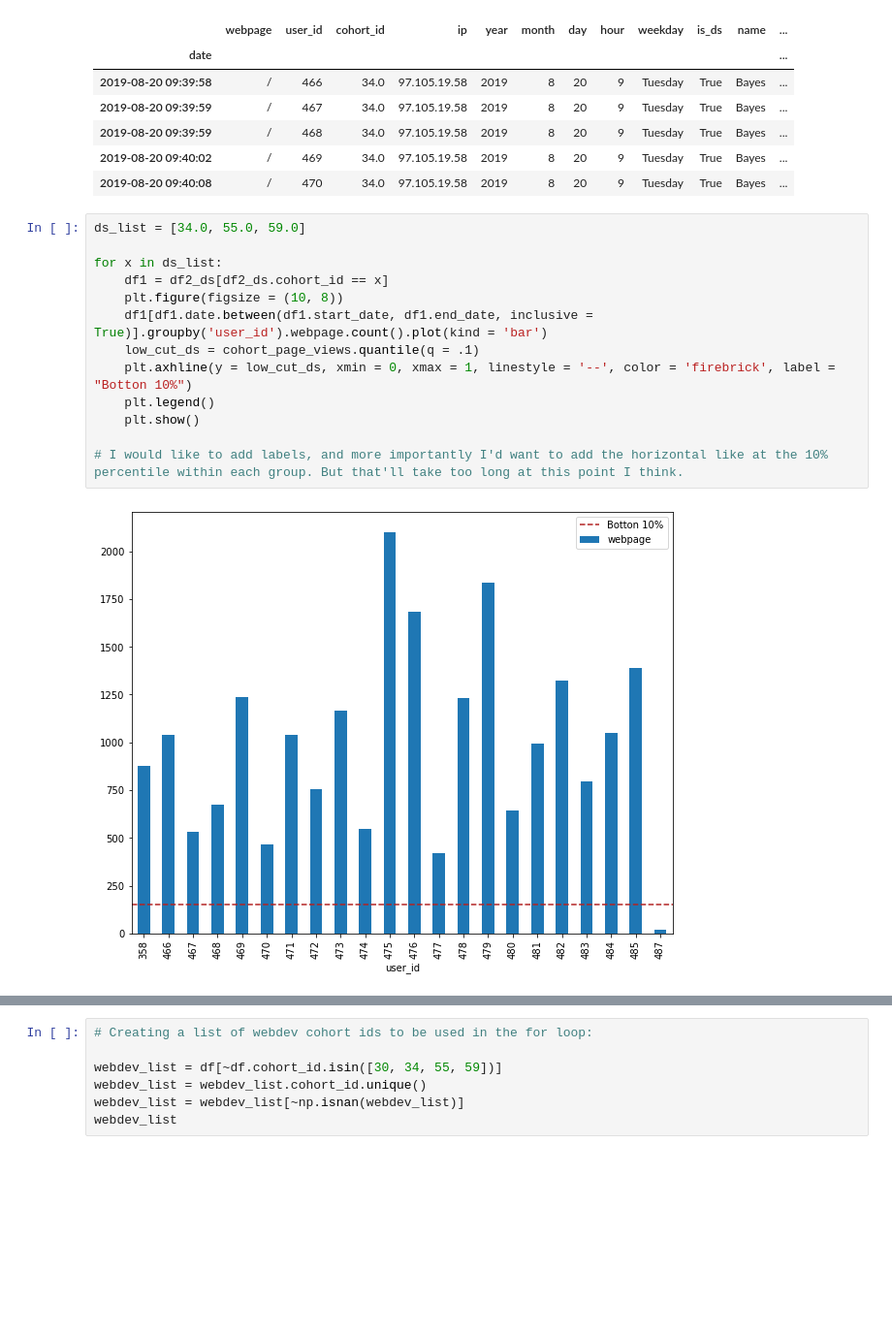
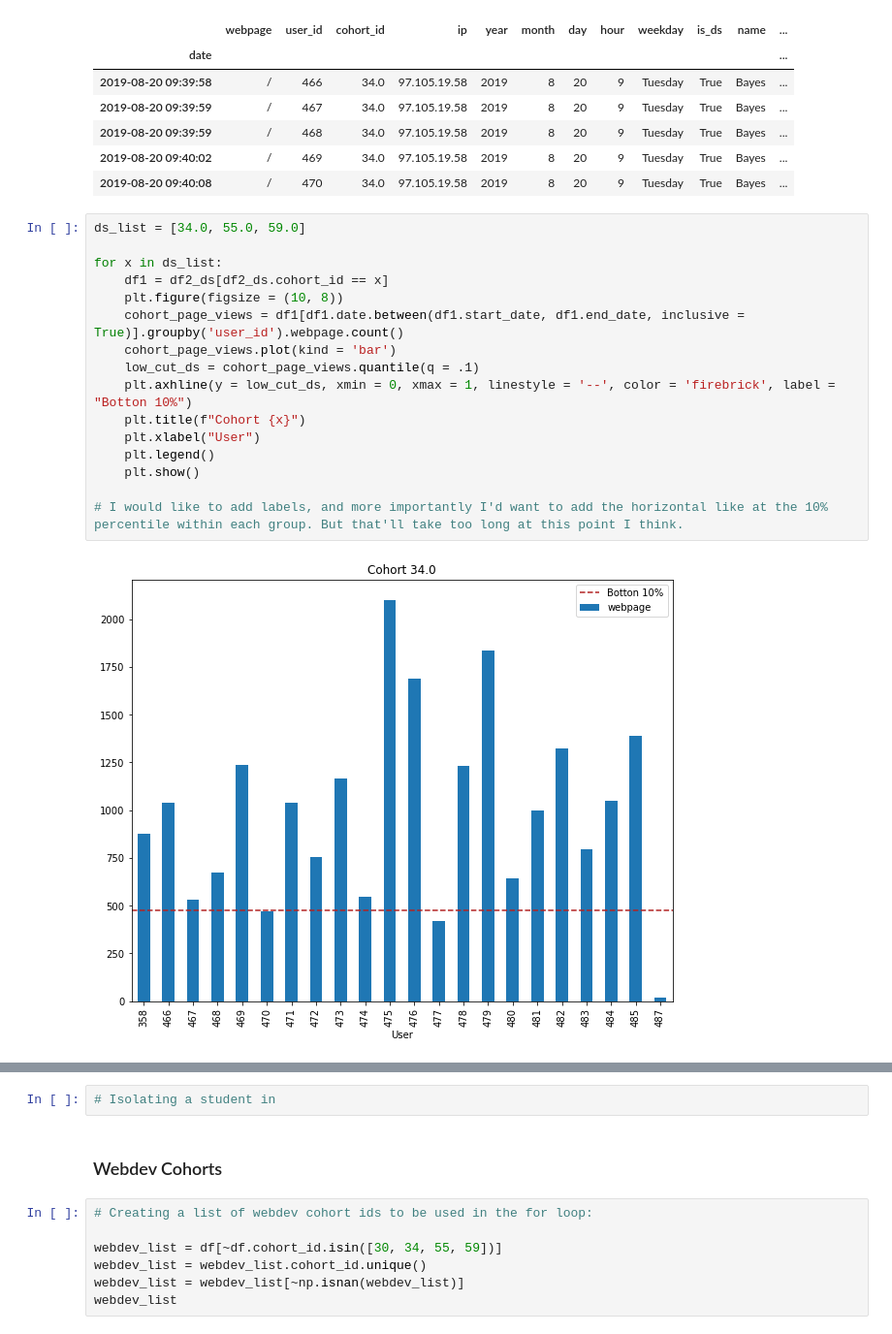
Before and after one commit to lukewbecker/time-series-project, a Jupyter notebook: time_series_project.ipynb, the cells around one changed output, grey strips where cells are left out. Shown at 97% size. Cells and saved outputs as stored; diff of their text form; blank space fills up the shorter version.

```diff
--- a/time_series_project.ipynb
+++ b/time_series_project.ipynb
@@ -951,15 +945,18 @@ df2_ds['date'] = df2.index[df2.cohort_id.isin([30, 34, 55, 59])]
 # %%
 ds_list = [34.0, 55.0, 59.0]
 
 for x in ds_list:
     df1 = df2_ds[df2_ds.cohort_id == x]
     plt.figure(figsize = (10, 8))
-    df1[df1.date.between(df1.start_date, df1.end_date, inclusive = True)].groupby('user_id').webpage.count().plot(kind = 'bar')
+    cohort_page_views = df1[df1.date.between(df1.start_date, df1.end_date, inclusive = True)].groupby('user_id').webpage.count()
+    cohort_page_views.plot(kind = 'bar')
     low_cut_ds = cohort_page_views.quantile(q = .1)
     plt.axhline(y = low_cut_ds, xmin = 0, xmax = 1, linestyle = '--', color = 'firebrick', label = "Botton 10%")
+    plt.title(f"Cohort {x}")
+    plt.xlabel("User")
     plt.legend()
     plt.show()
 
 # I would like to add labels, and more importantly I'd want to add the horizontal like at the 10% percentile within each group. But that'll take too long at this point I think.
 # %% [output]
-[figure, old version]
+[figure, new version]
@@ -968,3 +965,7 @@ for x in ds_list:
+# %%
+# Isolating a student in
+# %% [markdown]
+### Webdev Cohorts
 # %%
 # Creating a list of webdev cohort ids to be used in the for loop:
 
```
Also changed, not shown: parts of 11 cells of this notebook.
